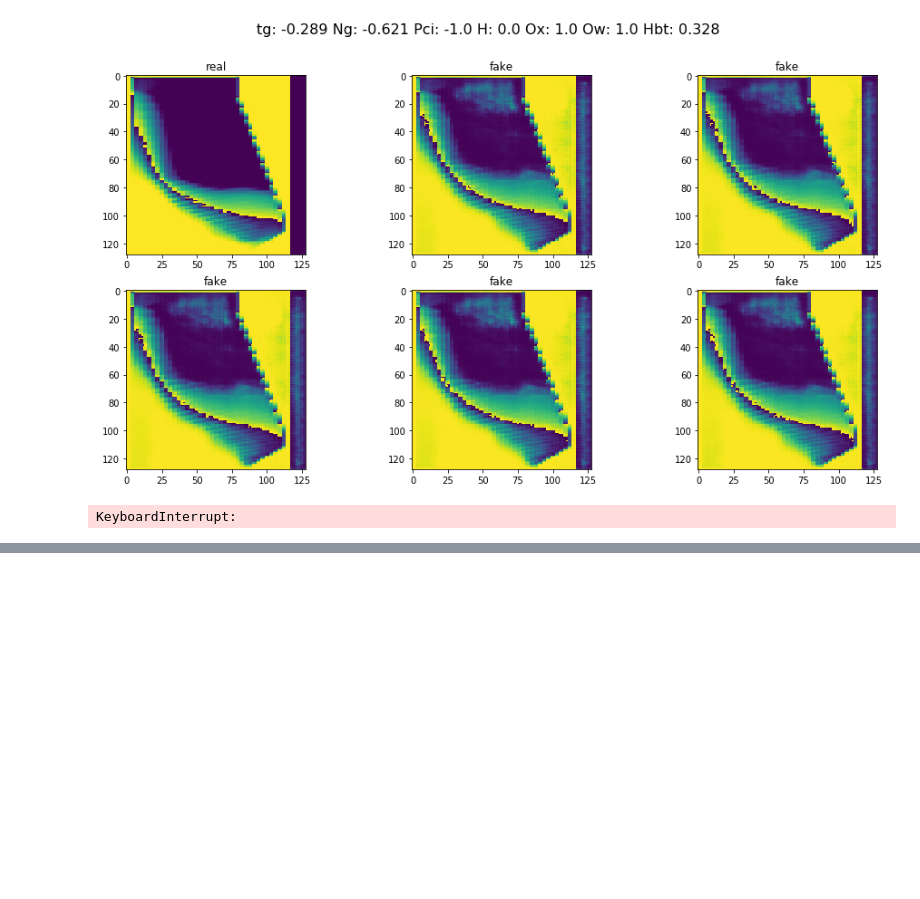
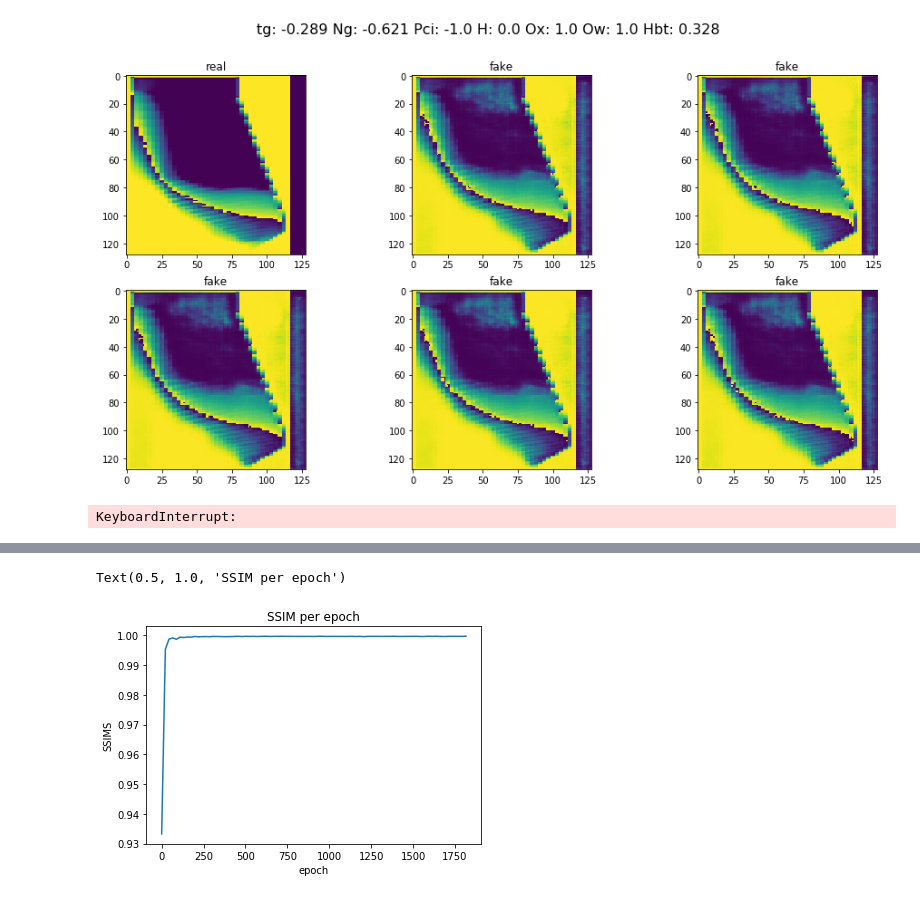
Before and after one commit to JoeyShapiro/blast-furnace-cgan, a Jupyter notebook: cgan.ipynb, the cells around one changed output, grey strips where cells are left out. Cells and saved outputs as stored; diff of their text form; code cells hidden in the pictures; blank space fills up the shorter version.

Commit message:
added more metrics

```diff
--- a/cgan.ipynb
+++ b/cgan.ipynb
@@ -1023,8 +1044,12 @@ test = [ x for x in test_dataset ]
 
 real = torch.stack([x[0] for x in test], dim=0).to(device)
 real = real.reshape(len(real), -1, pixels, pixels)
+real_fid = ((real + 1) / 2).repeat((1, 3, 1, 1))
 
 psnrs = []
+ssims = []
+msssims = []
+fids = []
 
 for fake, metric in zip(fakes, metrics):
     fake = fake.to(device)
@@ -1033,7 +1058,18 @@ for fake, metric in zip(fakes, metrics):
     psnr.update(fake, real)
     psnrs.append(psnr.compute())
 
-    print(f"{metric['epoch']}:\t{psnr.compute()} Db")
+    ssim_sc = ssim(real, fake, size_average=True)
+    ssims.append(ssim_sc)
+    msssim_sc = 0# ms_ssim(real, fake, size_average=True)
+    # msssims.append(ms_ssim_sc)
+
+    fid = FrechetInceptionDistance()
+    fid.update(real_fid, is_real=True)
+    fid.update(((fake + 1) / 2).repeat((1, 3, 1, 1)), is_real=False)
+    fid_sc = fid.compute()
+    fids.append(fid_sc)
+
+    print(f"{metric['epoch']}:\t{psnr.compute()} Db;\tssim:{ssim_sc};\tms_ssim:{msssim_sc}\tfid_sc:{fid_sc}")
 
 # create a plot of the metrics
 plt.plot([metric['epoch'] for metric in metrics], psnrs)
@@ -1061,2 +1097,11 @@ plt.title('PSNR per epoch')
 Text(0.5, 1.0, 'PSNR per epoch')
 [figure]
+# %%
+# create a plot of the metrics
+plt.plot([metric['epoch'] for metric in metrics], ssims)
+plt.xlabel('epoch')
+plt.ylabel('SSIMS')
+plt.title('SSIM per epoch')
+# %% [output]
+Text(0.5, 1.0, 'SSIM per epoch')
+[figure, added]
```
Also changed, not shown: parts of 4 cells of this notebook.
